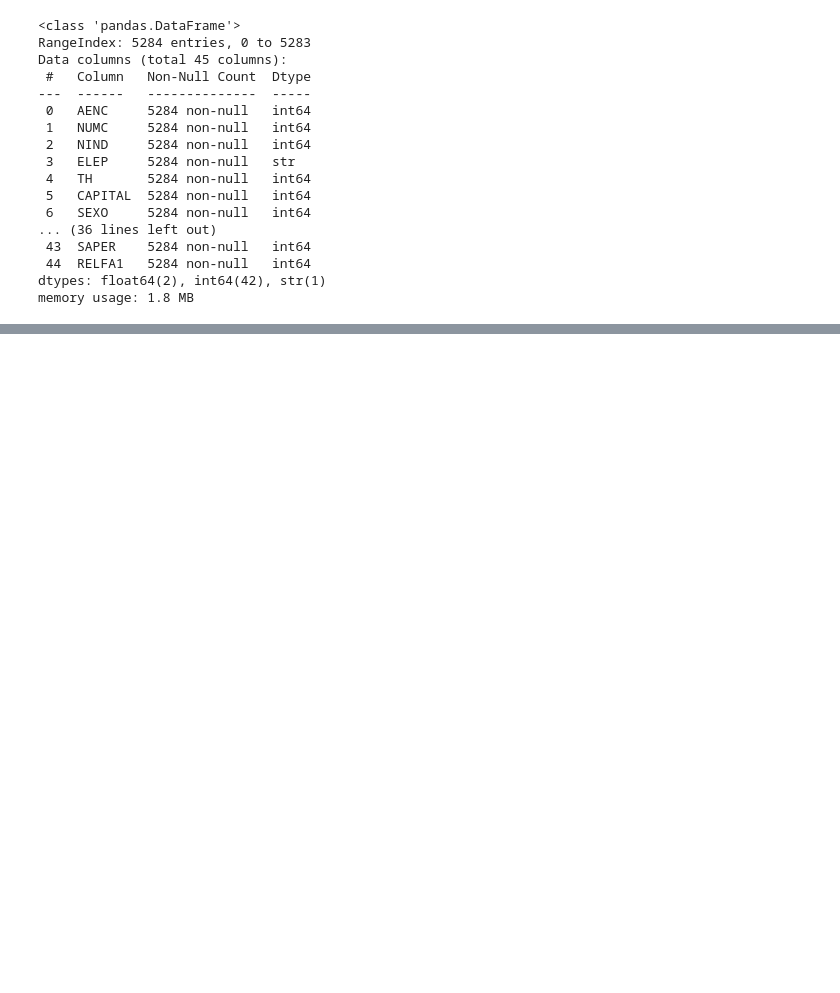
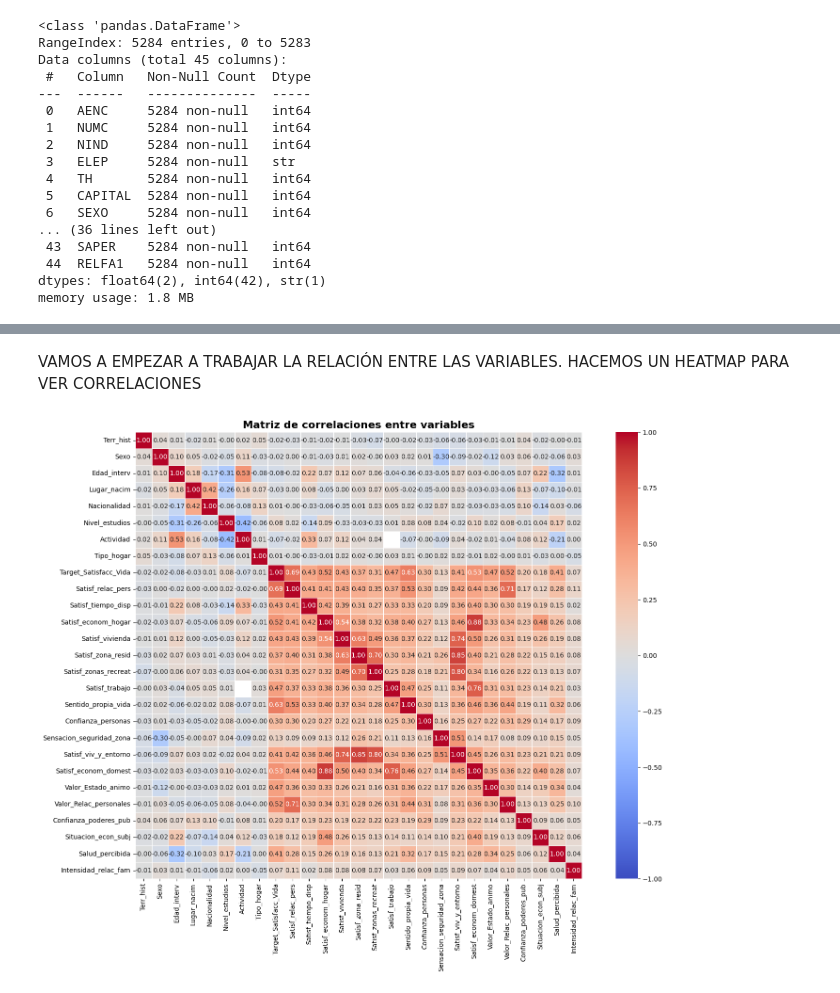
Before and after one commit to Leire2026/Proyecto_Machine_Learning, a Jupyter notebook: Proyecto_Final_ML/2_Notebooks/2_EDA_y_Limpieza.ipynb, the cells around one changed output, grey strips where cells are left out. Saved outputs shown, nothing was run; the diff lists cells and outputs as text; code cells hidden in the pictures; blank space fills up the shorter version.

```diff
--- a/Proyecto_Final_ML/2_Notebooks/2_EDA_y_Limpieza.ipynb
+++ b/Proyecto_Final_ML/2_Notebooks/2_EDA_y_Limpieza.ipynb
@@ -93,0 +366,29 @@ df.describe(include='all').T
+# %% [markdown]
+VAMOS A EMPEZAR A TRABAJAR LA RELACIÓN ENTRE LAS VARIABLES. HACEMOS UN HEATMAP PARA VER CORRELACIONES
+# %%
+#hago la matriz de correlaciones para ver relación entre variables
+
+corr = df_limp.corr(numeric_only=True)
+
+plt.figure(figsize=(16, 12))
+
+sns.heatmap(
+    corr,
+    annot=True,
+    fmt='.2f',
+    cmap='coolwarm',
+    square=True,
+    linewidths=0.5,
+    vmin= -1
+)
+
+plt.title(
+    'Matriz de correlaciones entre variables',
+    fontsize=16,
+    fontweight='bold'
+)
+
+plt.tight_layout()
+plt.show()
+# %% [output]
+[figure, added]
```
Also changed, not shown: parts of 23 cells of this notebook, 1 other file.
